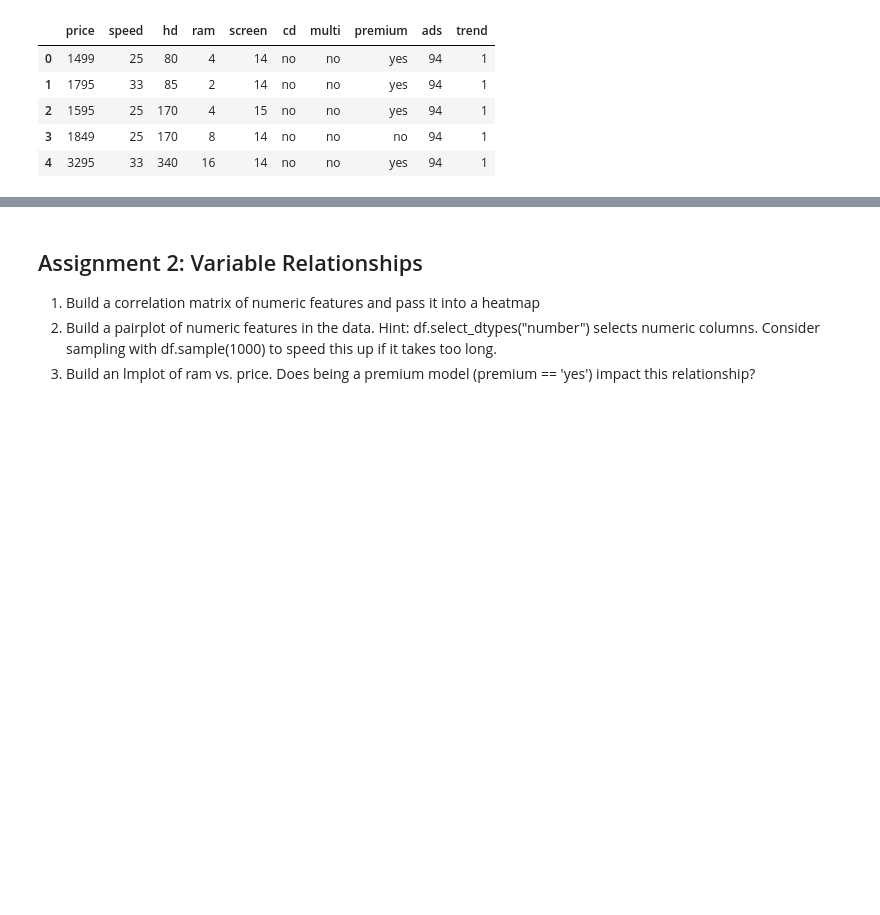
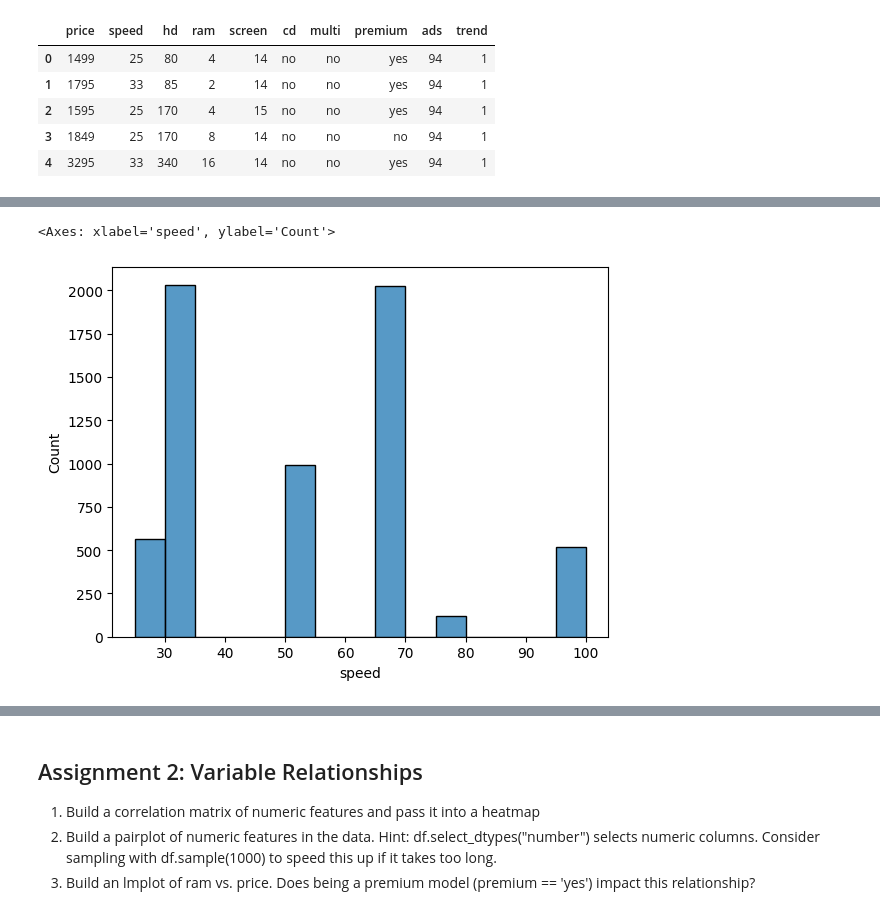
Before and after one commit to donatas-ruzgys/VSCode, a Jupyter notebook: 05_Regressions/2026-02-18_1st_lesson/Assignments/01_EDA_assignments.ipynb, the cells around one changed output, grey strips where cells are left out. Drawn from its saved outputs; the diff is of its cells as text; code cells hidden in the pictures; blank space fills up the shorter version.

```diff
--- a/05_Regressions/2026-02-18_1st_lesson/Assignments/01_EDA_assignments.ipynb
+++ b/05_Regressions/2026-02-18_1st_lesson/Assignments/01_EDA_assignments.ipynb
@@ -20,0 +73,5 @@ computers.head()
+# %%
+sns.histplot(computers["speed"], bins=15, kde=False)
+# %% [output]
+<Axes: xlabel='speed', ylabel='Count'>
+[figure, added]
```
Also changed, not shown: parts of 17 cells of this notebook.
